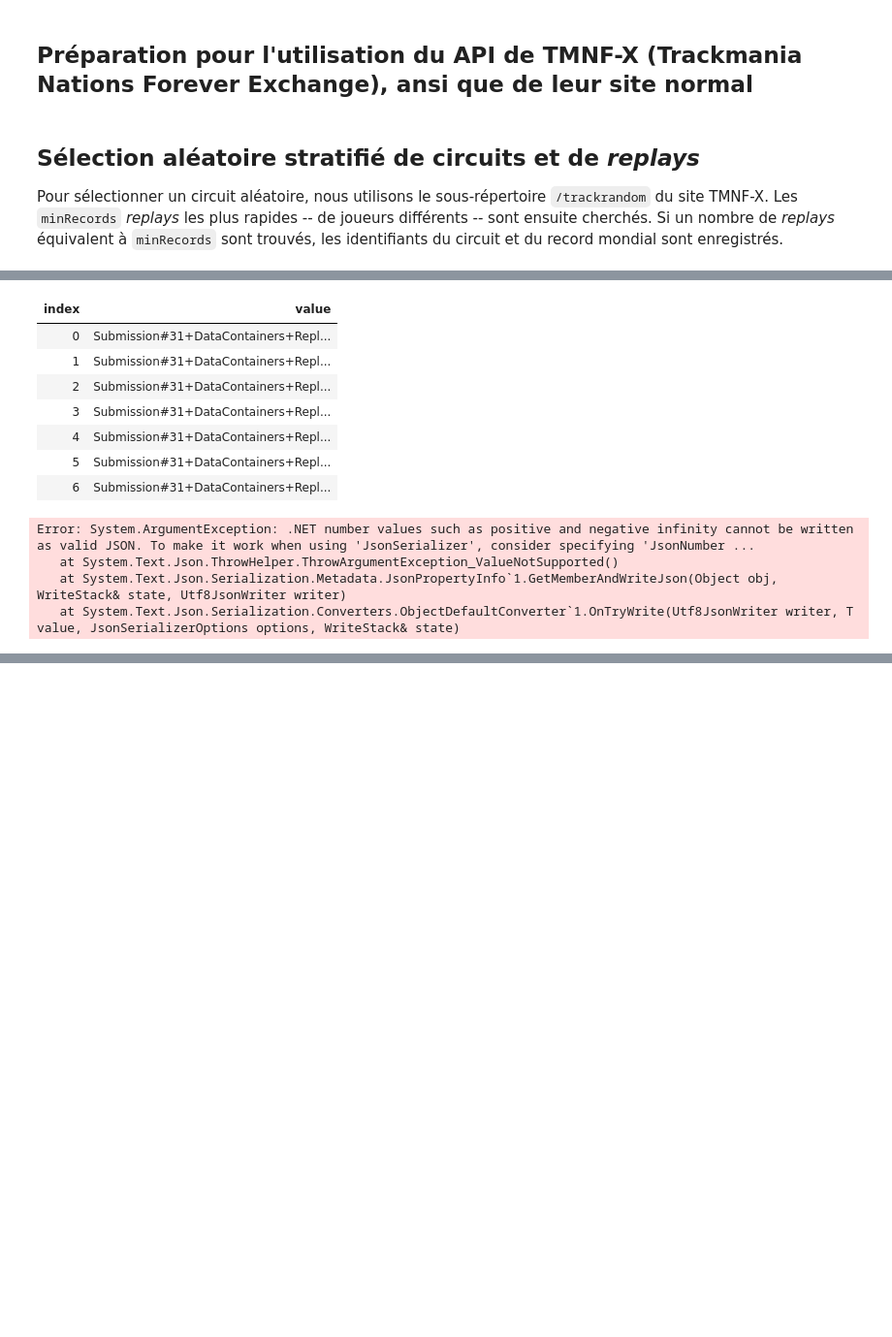
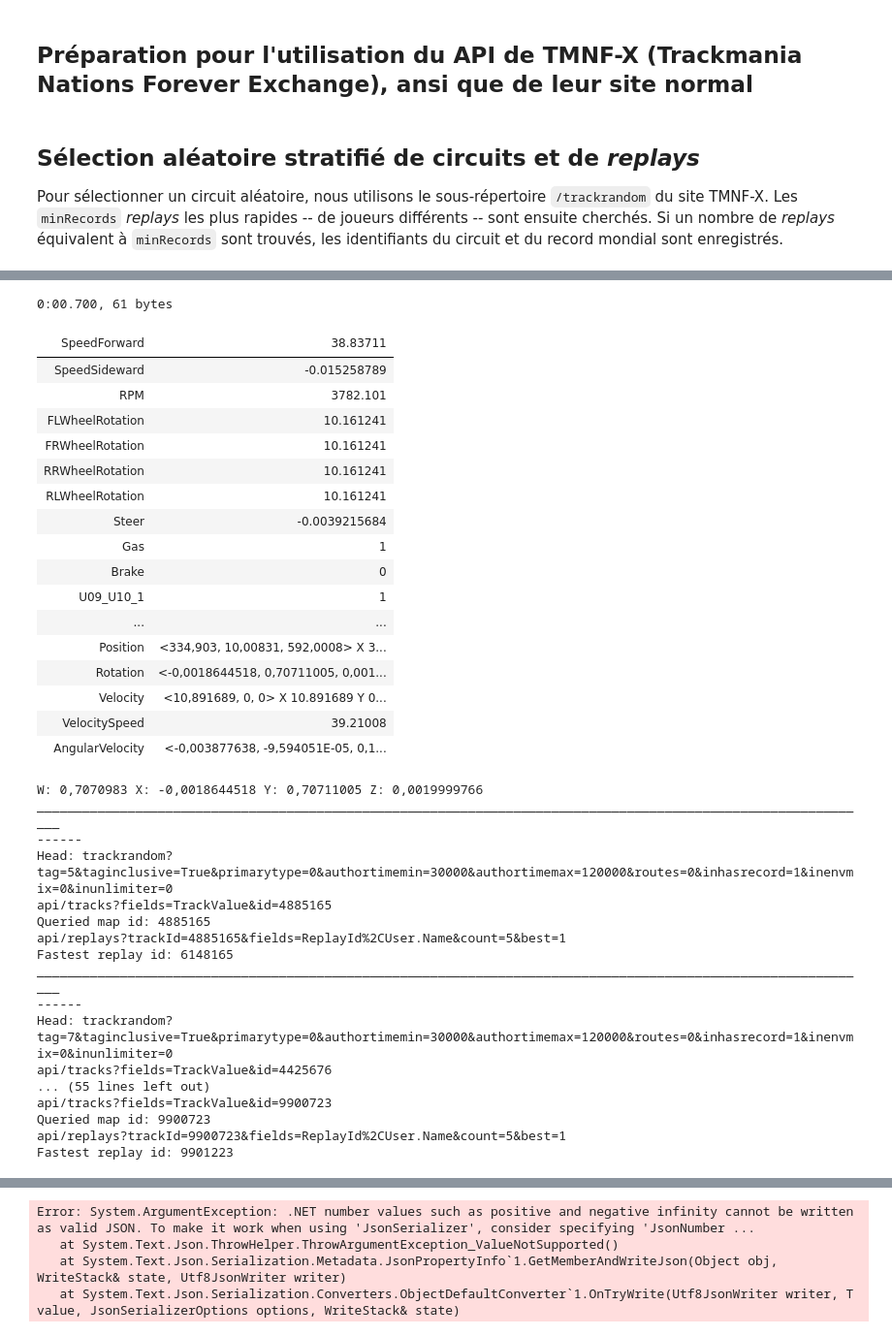
Before and after one commit to DarkMattrMaestro/StatsProjectTMNF, a Jupyter notebook: MainCodebase.ipynb, the cells around one changed output, grey strips where cells are left out. Shown at 97% size. Saved outputs shown, nothing was run; the diff lists cells and outputs as text; code cells hidden in the pictures; blank space fills up the shorter version.

Commit message:
Quaternion partiel

```diff
--- a/MainCodebase.ipynb
+++ b/MainCodebase.ipynb
@@ -667,10 +667,27 @@ public class TMXAPI
       sampleData.AngularVelocity.Z = sample.AngularVelocity.Z;
 
       // Voir https://stackoverflow.com/questions/54214698/quaternion-to-yaw-pitch-roll
+      // Voir https://en.wikipedia.org/wiki/Conversion_between_quaternions_and_Euler_angles
       GBX.NET.Quat quatRotation = sample.Rotation;
-      sampleData.Pitch = Math.Asin(-2.0*(quatRotation.X*quatRotation.Z - quatRotation.W*quatRotation.Y));
+
+      double sinp = Math.Sqrt(1 + 2 * (q.w * q.y - q.x * q.z));
+      double cosp = Math.Sqrt(1 - 2 * (q.w * q.y - q.x * q.z));
+      sampleData.Pitch = 2 * Math.Atan2(sinp, cosp) - Math.PI / 2;
+
       sampleData.Yaw = Math.Atan2(2.0*(quatRotation.Y*quatRotation.Z + quatRotation.W*quatRotation.X), quatRotation.W*quatRotation.W - quatRotation.X*quatRotation.X - quatRotation.Y*quatRotation.Y + quatRotation.Z*quatRotation.Z);
       sampleData.Roll = Math.Atan2(2.0*(quatRotation.X*quatRotation.Y + quatRotation.W*quatRotation.Z), quatRotation.W*quatRotation.W + quatRotation.X*quatRotation.X - quatRotation.Y*quatRotation.Y - quatRotation.Z*quatRotation.Z);
+
+      if (Double.IsInfinity(sampleData.Pitch.GetValueOrDefault())) {
+        Console.WriteLine($"Pitch Infinity. W: {quatRotation.W} X: {quatRotation.X} Y: {quatRotation.Y} Z: {quatRotation.Z}");
+      }
+
+      if (Double.IsInfinity(sampleData.Yaw.GetValueOrDefault())) {
+        Console.WriteLine($"Yaw Infinity. W: {quatRotation.W} X: {quatRotation.X} Y: {quatRotation.Y} Z: {quatRotation.Z}");
+      }
+
+      if (Double.IsInfinity(sampleData.Roll.GetValueOrDefault())) {
+        Console.WriteLine($"Roll Infinity. W: {quatRotation.W} X: {quatRotation.X} Y: {quatRotation.Y} Z: {quatRotation.Z}");
+      }
 
       sampleData.Position!.X = sample.Position.X;
       sampleData.Position.Y = sample.Position.Y;
@@ -694,6 +711,13 @@ public class TMXAPI
       displacement.Z += Math.Abs(sample.Position.Z);
 
       samples.Add(sampleData);
+
+      try {
+        string json = JsonSerializer.Serialize(sampleData);
+      } catch {
+        sampleData.Display();
+        Console.WriteLine($"W: {quatRotation.W} X: {quatRotation.X} Y: {quatRotation.Y} Z: {quatRotation.Z}");
+      }
     }
 
     replayData.TotalDisplacement = displacement;
@@ -762,7 +786,7 @@ RandomMap.allReplayData.Display();
 
 string json = JsonSerializer.Serialize(RandomMap.allReplayData);
 
-json.Display();
+// json.Display();
 
 File.WriteAllText(@"replay-data.json", json);
 # %% [output]
@@ -786,12 +810,35 @@ Fastest replay id: 10457225
+0:00.700, 61 bytes
-| index | value |
-| 0 | Submission#31+DataContainers+Repl... |
-| 1 | Submission#31+DataContainers+Repl... |
-| 2 | Submission#31+DataContainers+Repl... |
-| 3 | Submission#31+DataContainers+Repl... |
-| 4 | Submission#31+DataContainers+Repl... |
-| 5 | Submission#31+DataContainers+Repl... |
-| 6 | Submission#31+DataContainers+Repl... |
+| SpeedForward | 38.83711 |
+| SpeedSideward | -0.015258789 |
+| RPM | 3782.101 |
+| FLWheelRotation | 10.161241 |
+| FRWheelRotation | 10.161241 |
+| RRWheelRotation | 10.161241 |
+| RLWheelRotation | 10.161241 |
+| Steer | -0.0039215684 |
+| Gas | 1 |
+| Brake | 0 |
+| U09_U10_1 | 1 |
+| ... | ... |
+| Position | <334,903, 10,00831, 592,0008> X 3... |
+| Rotation | <-0,0018644518, 0,70711005, 0,001... |
+| Velocity | <10,891689, 0, 0> X 10.891689 Y 0... |
+| VelocitySpeed | 39.21008 |
+| AngularVelocity | <-0,003877638, -9,594051E-05, 0,1... |
-Error: System.ArgumentException: .NET number values such as positive and negative infinity cannot be written as valid JSON. To make it work when using 'JsonSerializer', consider specifying 'JsonNumber ...
-   at System.Text.Json.ThrowHelper.ThrowArgumentException_ValueNotSupported()
-   at System.Text.Json.Serialization.Metadata.JsonPropertyInfo`1.GetMemberAndWriteJson(Object obj, WriteStack& state, Utf8JsonWriter writer)
-   at System.Text.Json.Serialization.Converters.ObjectDefaultConverter`1.OnTryWrite(Utf8JsonWriter writer, T value, JsonSerializerOptions options, WriteStack& state)
+W: 0,7070983 X: -0,0018644518 Y: 0,70711005 Z: 0,0019999766
+_______________________________________________________________________________________________________________
+------
+Head: trackrandom?tag=5&taginclusive=True&primarytype=0&authortimemin=30000&authortimemax=120000&routes=0&inhasrecord=1&inenvmix=0&inunlimiter=0
+api/tracks?fields=TrackValue&id=4885165
+Queried map id: 4885165
+api/replays?trackId=4885165&fields=ReplayId%2CUser.Name&count=5&best=1
+Fastest replay id: 6148165
+_______________________________________________________________________________________________________________
+------
+Head: trackrandom?tag=7&taginclusive=True&primarytype=0&authortimemin=30000&authortimemax=120000&routes=0&inhasrecord=1&inenvmix=0&inunlimiter=0
+api/tracks?fields=TrackValue&id=4425676
+... (55 lines left out)
+api/tracks?fields=TrackValue&id=9900723
+Queried map id: 9900723
+api/replays?trackId=9900723&fields=ReplayId%2CUser.Name&count=5&best=1
+Fastest replay id: 9901223
@@ -797,0 +853,4 @@ Error: System.ArgumentException: .NET number values such as positive and negativ
+Error: System.ArgumentException: .NET number values such as positive and negative infinity cannot be written as valid JSON. To make it work when using 'JsonSerializer', consider specifying 'JsonNumber ...
+   at System.Text.Json.ThrowHelper.ThrowArgumentException_ValueNotSupported()
+   at System.Text.Json.Serialization.Metadata.JsonPropertyInfo`1.GetMemberAndWriteJson(Object obj, WriteStack& state, Utf8JsonWriter writer)
+   at System.Text.Json.Serialization.Converters.ObjectDefaultConverter`1.OnTryWrite(Utf8JsonWriter writer, T value, JsonSerializerOptions options, WriteStack& state)
```
Also changed, not shown: parts of 2 cells of this notebook.
